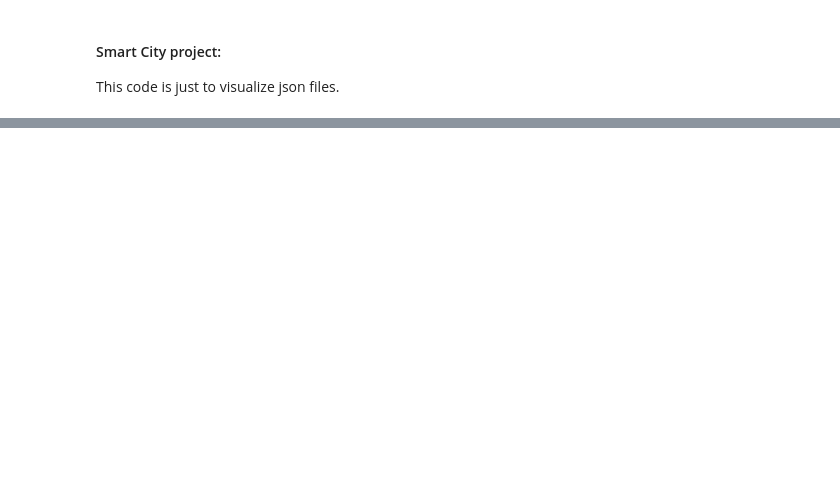
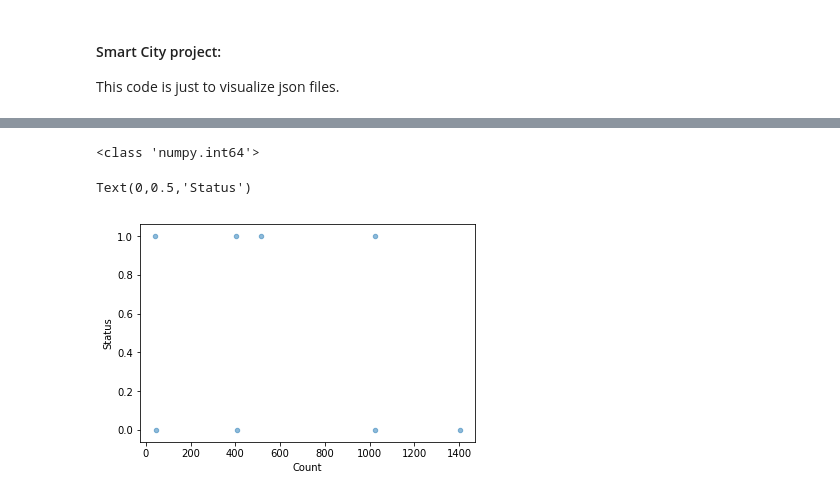
Before and after one commit to aorbani/SmartCity_DS, a Jupyter notebook: smart.ipynb, the cells around one changed output, grey strips where cells are left out. Cells and saved outputs as stored; diff of their text form; code cells hidden in the pictures; blank space fills up the shorter version.

```diff
--- a/smart.ipynb
+++ b/smart.ipynb
@@ -94,0 +103,13 @@ See the caveats in the documentation: http://pandas.pydata.org/pandas-docs/stabl
+# %%
+
+bed_data_25 = bed_data[(bed_data['Day']==25) & (bed_data['Month']==11)]
+
+print(type(count[0]))
+ax = bed_data_25.plot.scatter(x='Counter',y='Status',alpha=0.5)
+
+ax.set_xlabel('Count')
+ax.set_ylabel('Status')
+# %% [output]
+<class 'numpy.int64'>
+Text(0,0.5,'Status')
+[figure, added]
```
Also changed, not shown: parts of 6 cells of this notebook.
